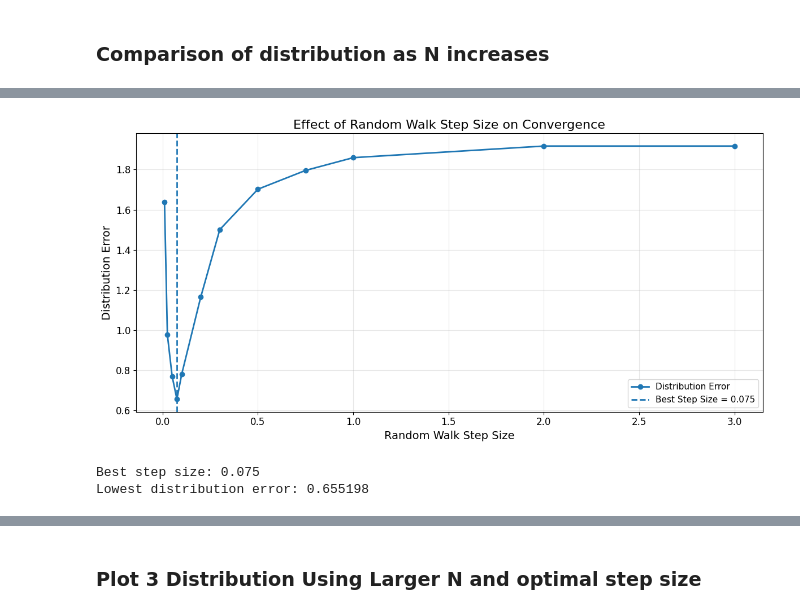
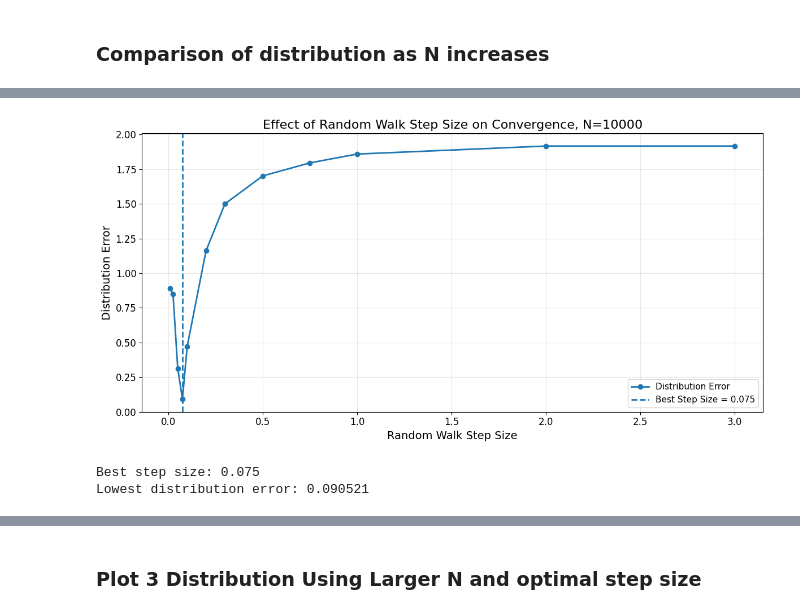
Before and after one commit to wakeupat4am/MATH4010--Advanced-Prob-Stat----Final-Project, a Jupyter notebook: Problem & Visualization/Problem 2/Problem_2.ipynb, the cells around one changed output, grey strips where cells are left out. Cells and saved outputs as stored; diff of their text form; code cells hidden in the pictures.

```diff
--- a/Problem & Visualization/Problem 2/Problem_2.ipynb
+++ b/Problem & Visualization/Problem 2/Problem_2.ipynb
@@ -634,7 +659,7 @@ plt.show()
 import contextlib
 import io
 
-N = 1000
+N = 10000
 INITIAL_X = 0.0
 
 # Try different fixed random-walk step sizes
@@ -643,32 +668,6 @@ RW_STEP_VALUES = [
     0.1, 0.2, 0.3, 0.5,
     0.75, 1.0, 2.0, 3.0
 ]
-
-ERROR_BINS = 80
-ERROR_RANGE = (-3, 3)
-
-
-def distribution_l1_error(samples, bins=ERROR_BINS, x_range=ERROR_RANGE):
-    """
-    Measures how close the sampled histogram is to the true density.
-    Smaller value means better convergence.
-    """
-
-    hist_density, bin_edges = np.histogram(
-        samples,
-        bins=bins,
-        range=x_range,
-        density=True
-    )
-
-    bin_centers = 0.5 * (bin_edges[:-1] + bin_edges[1:])
-    dx = bin_edges[1] - bin_edges[0]
-
-    true_vals = target_fn(bin_centers, Z)
-
-    l1_error = np.sum(np.abs(hist_density - true_vals)) * dx
-
-    return l1_error
 
 
 rw_step_results = []
@@ -745,34 +744,34 @@ ax.axvline(
     linewidth=2,
     label=f"Best Step Size = {best_step}"
 )
 
 ax.set_title(
-    "Effect of Random Walk Step Size on Convergence",
+    f"Effect of Random Walk Step Size on Convergence, N={N}",
     fontsize=TITLE_SIZE
 )
 
 ax.set_xlabel("Random Walk Step Size", fontsize=LABEL_SIZE)
 ax.set_ylabel("Distribution Error", fontsize=LABEL_SIZE)
 
 ax.tick_params(axis="both", labelsize=TICK_SIZE)
 
 ax.grid(True, alpha=0.3)
 ax.legend(fontsize=LEGEND_SIZE)
 
 plt.tight_layout()
 
 plt.savefig(
     "figures\\q2_random_walk_step_size_comparison.pdf",
     format="pdf",
     dpi=300,
     bbox_inches="tight"
 )
 
 plt.show()
 
 print(f"Best step size: {best_step}")
 print(f"Lowest distribution error: {best_error:.6f}")
 # %% [output]
-[figure, old version]
+[figure, new version]
 Best step size: 0.075
-Lowest distribution error: 0.655198
+Lowest distribution error: 0.090521
```
Also changed, not shown: parts of 10 cells of this notebook, 10 other files.
